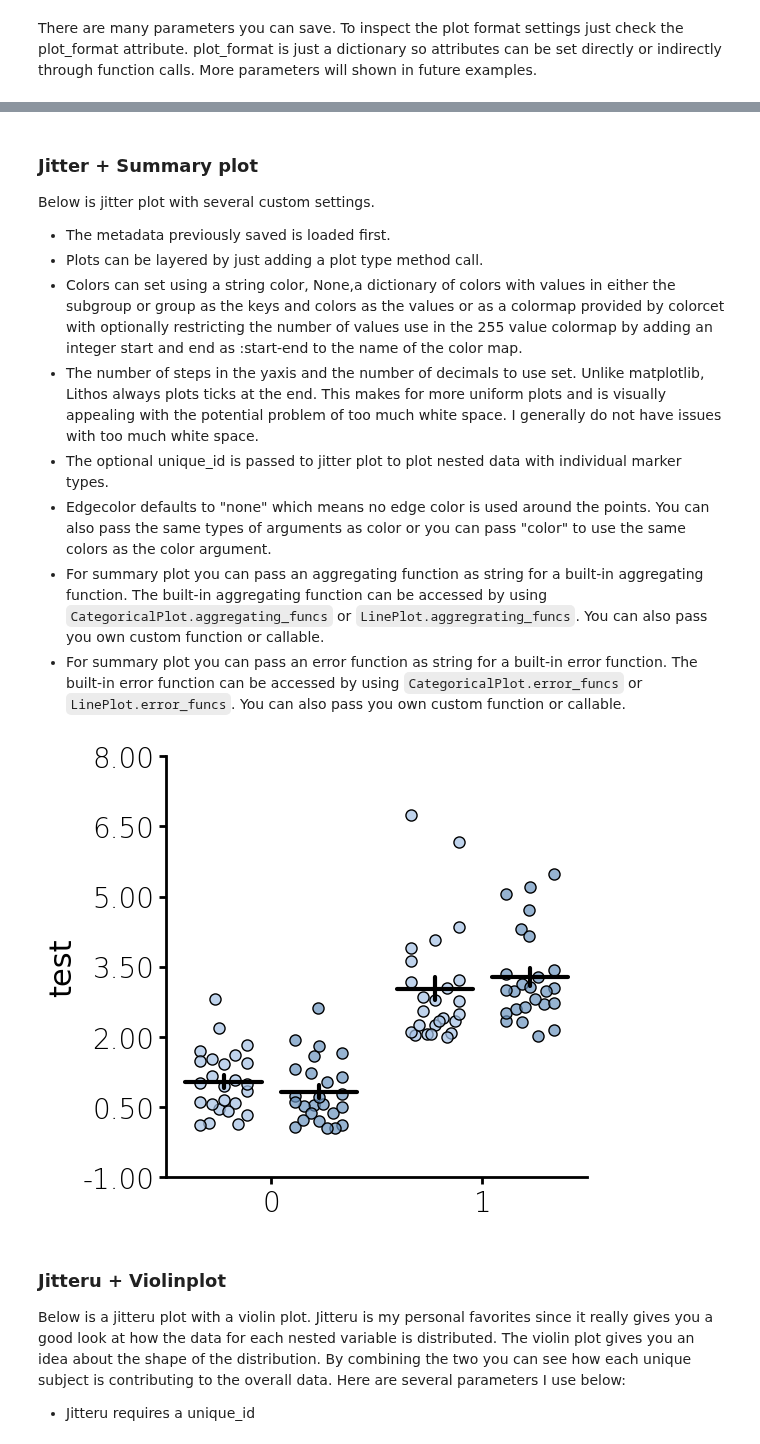
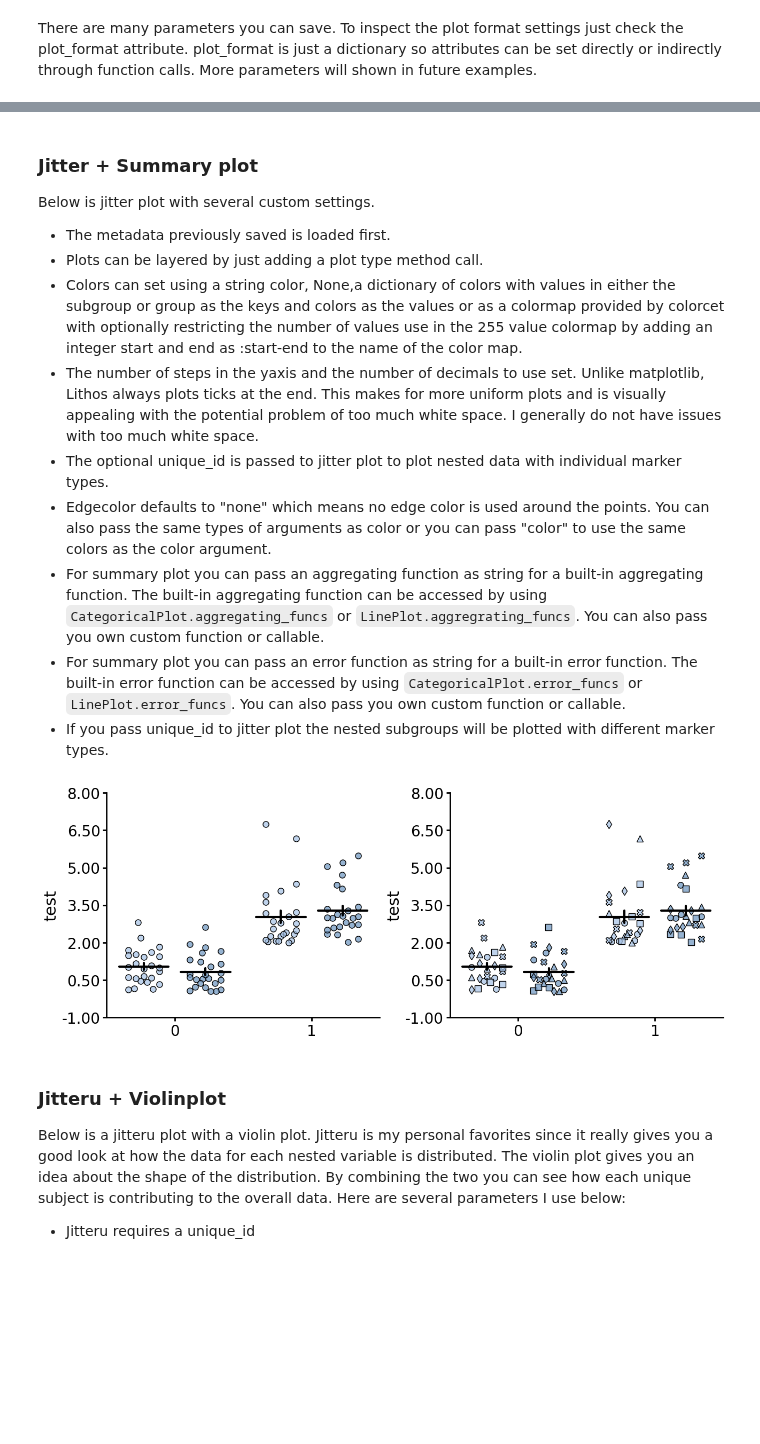
Before and after one commit to LarsHenrikNelson/lithos, a Jupyter notebook: README.ipynb, the cells around one changed output, grey strips where cells are left out. Saved outputs shown, nothing was run; the diff lists cells and outputs as text; code cells hidden in the pictures; blank space fills up the shorter version.

Commit message:
Updated percent plot and README. Cleaned up some code.

````diff
--- a/README.ipynb
+++ b/README.ipynb
@@ -123,43 +124,75 @@ Below is jitter plot with several custom settings.
 * Edgecolor defaults to "none" which means no edge color is used around the points. You can also pass the same types of arguments as color or you can  pass "color" to use the same colors as the color argument.
 * For summary plot you can pass an aggregating function as string for a built-in aggregating function. The built-in aggregating function can be accessed by using ```CategoricalPlot.aggregating_funcs``` or ```LinePlot.aggregrating_funcs```. You can also pass you own custom function or callable.
 * For summary plot you can pass an error function as string for a built-in error function. The built-in error function can be accessed by using ```CategoricalPlot.error_funcs``` or ```LinePlot.error_funcs```. You can also pass you own custom function or callable.
+* If you pass unique_id to jitter plot the nested subgroups will be plotted with different marker types.
 # %%
 df = create_synthetic_data(
     n_groups=2, n_subgroups=2, n_unique_ids=5, n_points=5, distribution="gamma"
 )
+fig, ax = plt.subplots(ncols=2, figsize=(6.4 * 2, 4.8 * 1), layout="constrained")
 plot = (
     CategoricalPlot(data=df)
     .load_metadata("my_plot")
     .grouping(
         group="grouping_1",
         subgroup="grouping_2",
         group_spacing=0.9,
     )
     .jitter(
-        # unique_id="unique_grouping",
         marker="o",
         color="blues:100-200",
         edgecolor="black",
         alpha=0.7,
         width=0.5,
         markersize=8,
         seed=30,
     )
     .summary(
         func="mean",
         capsize=0,
         capstyle="round",
         barwidth=0.8,
         err_func="sem",
         linewidth=3,
     )
     .axis_format(ysteps=7)  # Adding a custom number of steps to the y-axis
     .axis(ydecimals=2)  # Formatting the number of decimals to use.
     .plot_data(y="y", ylabel="test", title="")
-    .plot()
+    .plot(figure=fig, axes=ax[0])
 )
+plot = (
+    CategoricalPlot(data=df)
+    .load_metadata("my_plot")
+    .grouping(
+        group="grouping_1",
+        subgroup="grouping_2",
+        group_spacing=0.9,
+    )
+    .jitter(
+        unique_id="unique_grouping",
+        marker="o",
+        color="blues:100-200",
+        edgecolor="black",
+        alpha=0.7,
+        width=0.5,
+        markersize=8,
+        seed=30,
+    )
+    .summary(
+        func="mean",
+        capsize=0,
+        capstyle="round",
+        barwidth=0.8,
+        err_func="sem",
+        linewidth=3,
+    )
+    .axis_format(ysteps=7)  # Adding a custom number of steps to the y-axis
+    .axis(ydecimals=2)  # Formatting the number of decimals to use.
+    .plot_data(y="y", ylabel="test", title="")
+    .plot(figure=fig, axes=ax[1])
+)
 # %% [output]
-[figure, old version]
+[figure, new version]
 # %% [markdown]
 ### Jitteru + Violinplot
 Below is a jitteru plot with a violin plot. Jitteru is my personal favorites since it really gives you a good look at how the data for each nested variable is distributed. The violin plot gives you an idea about the shape of the distribution. By combining the two you can see how each unique subject is contributing to the overall data. Here are several parameters I use below:
````
Also changed, not shown: parts of 10 cells of this notebook, 34 other files.
